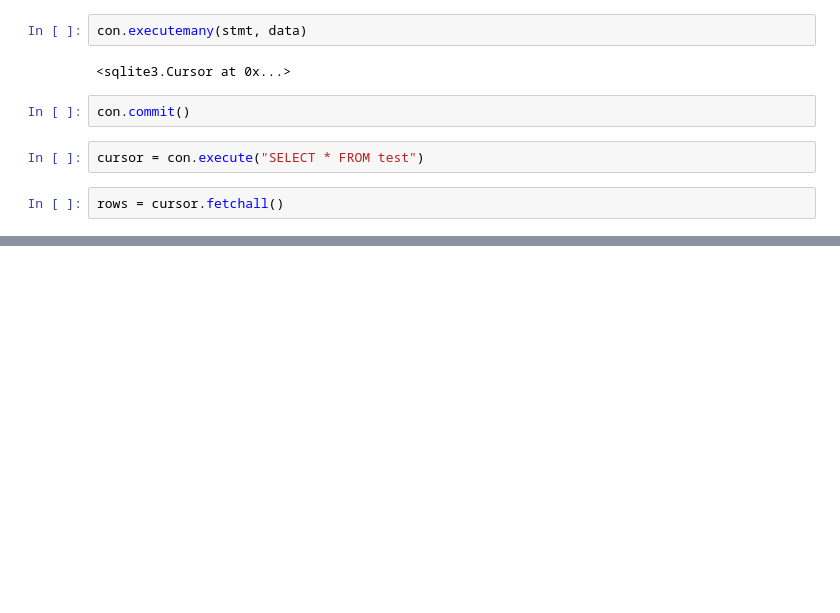
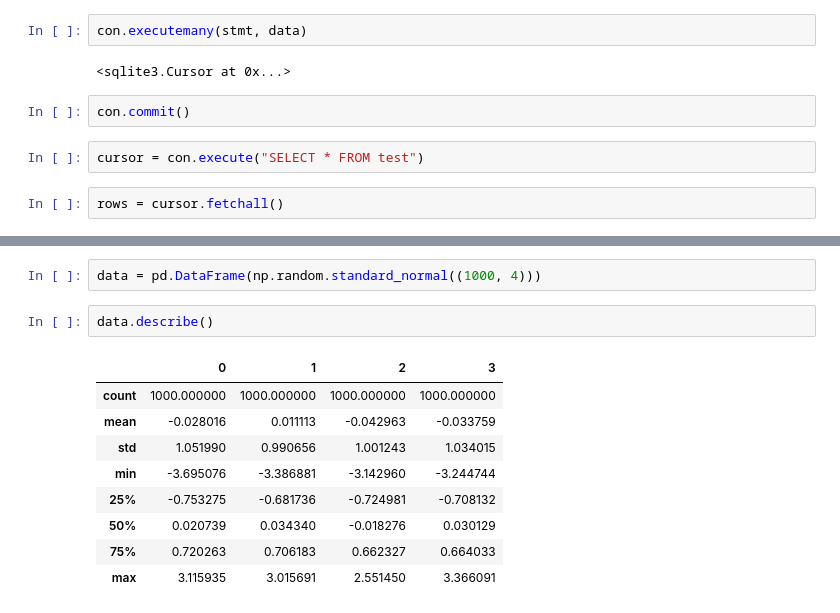
Before and after one commit to ulasyakut/DataAnalysisMcKinney-3rd, a Jupyter notebook: Chapter678/Starter.ipynb, the cells around one changed output, grey strips where cells are left out. Cells and saved outputs as stored; diff of their text form; blank space fills up the shorter version.

```diff
--- a/Chapter678/Starter.ipynb
+++ b/Chapter678/Starter.ipynb
@@ -226,0 +390,14 @@ rows
+# %%
+data = pd.DataFrame(np.random.standard_normal((1000, 4)))
+# %%
+data.describe()
+# %% [output]
+|  | 0 | 1 | 2 | 3 |
+| count | 1000.000000 | 1000.000000 | 1000.000000 | 1000.000000 |
+| mean | -0.028016 | 0.011113 | -0.042963 | -0.033759 |
+| std | 1.051990 | 0.990656 | 1.001243 | 1.034015 |
+| min | -3.695076 | -3.386881 | -3.142960 | -3.244744 |
+| 25% | -0.753275 | -0.681736 | -0.724981 | -0.708132 |
+| 50% | 0.020739 | 0.034340 | -0.018276 | 0.030129 |
+| 75% | 0.720263 | 0.706183 | 0.662327 | 0.664033 |
+| max | 3.115935 | 3.015691 | 2.551450 | 3.366091 |
```
Also changed, not shown: parts of 29 cells of this notebook, 2 other files.
